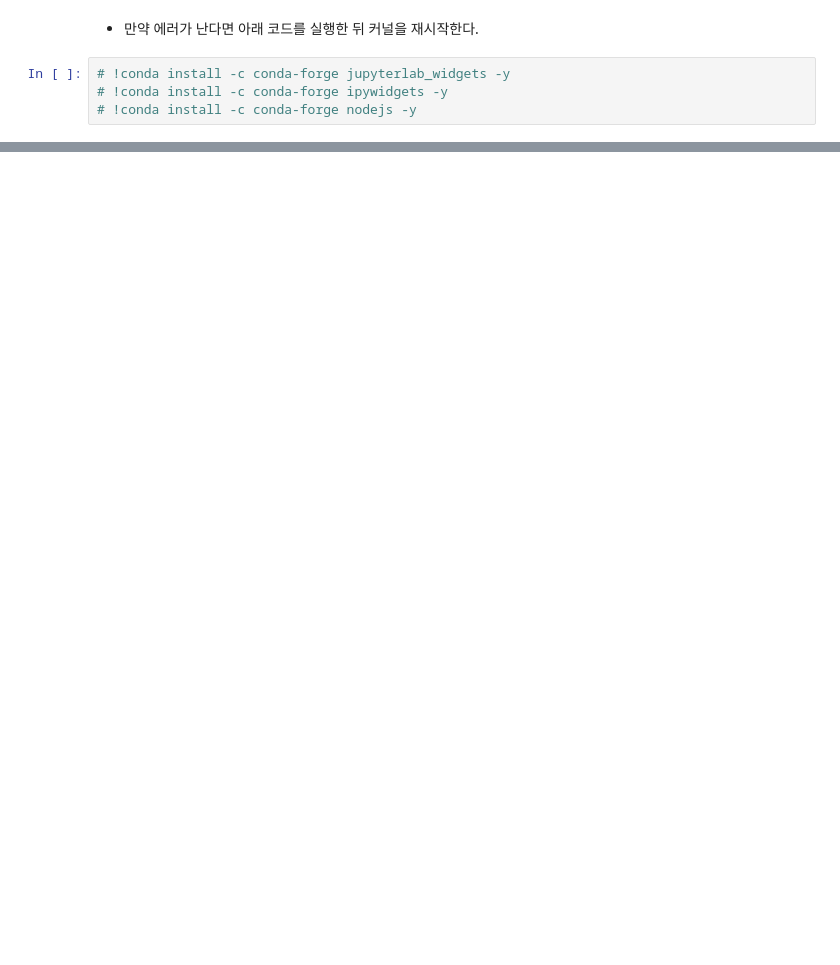
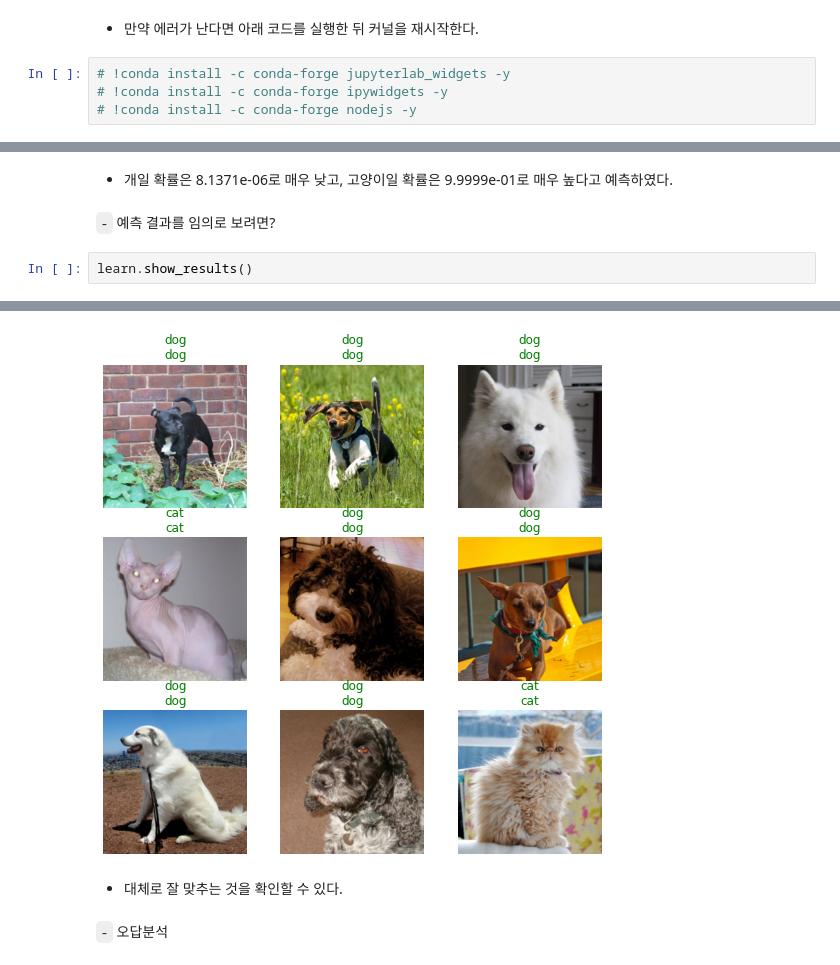
Before and after one commit to WooHyeok-Moon/Blog, a Jupyter notebook: _notebooks/2021-12-24-1주차.ipynb, the cells around one changed output, grey strips where cells are left out. Saved outputs shown, nothing was run; the diff lists cells and outputs as text; blank space fills up the shorter version.

```diff
--- a/_notebooks/2021-12-24-1주차.ipynb
+++ b/_notebooks/2021-12-24-1주차.ipynb
@@ -76,0 +81,7 @@ KeyboardInterrupt:
+# %% [markdown]
+- 개일 확률은 8.1371e-06로 매우 낮고, 고양이일 확률은 9.9999e-01로 매우 높다고 예측하였다.
+# %% [markdown]
+`-` 예측 결과를 임의로 보려면?
+# %%
+learn.show_results()
+# %% [output]
@@ -76,0 +89,5 @@ KeyboardInterrupt:
+[figure, added]
+# %% [markdown]
+- 대체로 잘 맞추는 것을 확인할 수 있다.
+# %% [markdown]
+`-` 오답분석
```
Also changed, not shown: parts of 16 cells of this notebook.
